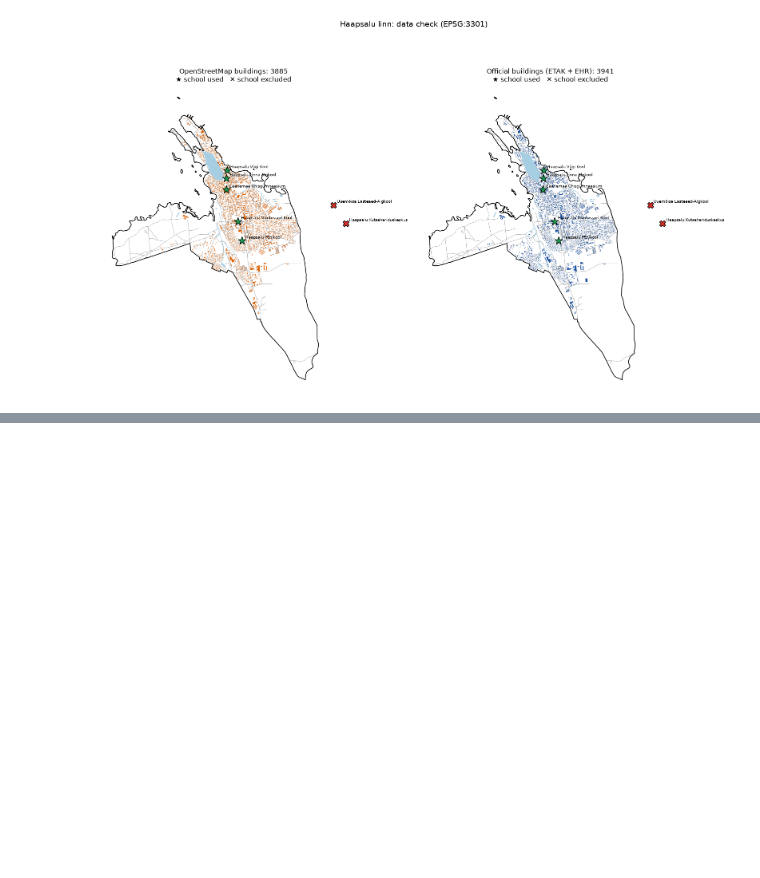
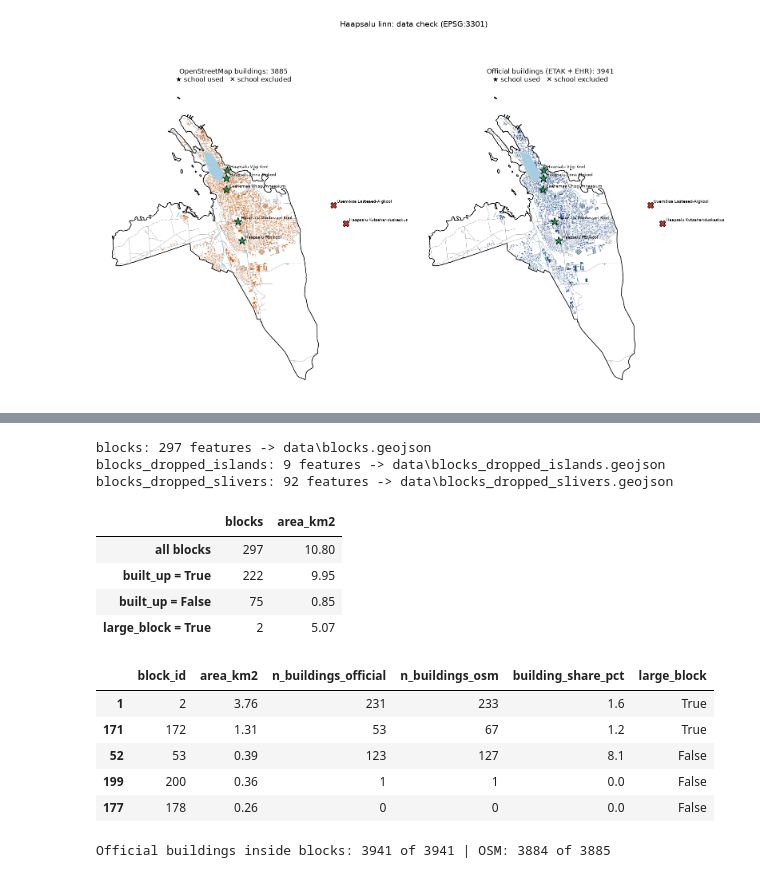
Before and after one commit to aleks-nab/haapsalu-urban-blocks, a Jupyter notebook: notebook.ipynb, the cells around one changed output, grey strips where cells are left out. Cells and saved outputs as stored; diff of their text form; code cells hidden in the pictures; blank space fills up the shorter version.

```diff
--- a/notebook.ipynb
+++ b/notebook.ipynb
@@ -542,0 +759,38 @@ plt.show()
+# %%
+SRC_BLOCKS = ("BlocksNet 1.0.0a9 cut_urban_blocks from OSM roads (incl. highway=service, no footway/path/cycleway/steps) "
+              "and water, boundary EHAK Haapsalu linn; no railway")
+save_layer(blocks, "blocks", SRC_BLOCKS + "; islands and slivers without buildings dropped",
+           "derived, see other layers", "derived: the terms of the source layers apply")
+save_layer(islands, "blocks_dropped_islands", "Blocks dropped as islands without buildings (no buildings, further than 20 m from any road)",
+           "derived, see other layers", "derived: the terms of the source layers apply")
+save_layer(slivers, "blocks_dropped_slivers", "Blocks without buildings smaller than 500 m² (slivers), dropped",
+           "derived, see other layers", "derived: the terms of the source layers apply")
+
+summary_blocks = pd.DataFrame({
+    "blocks": [len(blocks), int(blocks.built_up.sum()), int((~blocks.built_up).sum()), int(blocks.large_block.sum())],
+    "area_km2": [blocks.area_m2.sum() / 1e6, blocks[blocks.built_up].area_m2.sum() / 1e6,
+                 blocks[~blocks.built_up].area_m2.sum() / 1e6, blocks[blocks.large_block].area_m2.sum() / 1e6]},
+    index=["all blocks", "built_up = True", "built_up = False", "large_block = True"]).round(2)
+display(summary_blocks)
+
+top5 = blocks.nlargest(5, "area_m2").assign(area_km2=lambda d: (d.area_m2 / 1e6).round(2),
+                                            building_share_pct=lambda d: (100 * d.building_share).round(1))
+display(top5[["block_id", "area_km2", "n_buildings_official", "n_buildings_osm", "building_share_pct", "large_block"]])
+print("Official buildings inside blocks:", int(blocks.n_buildings_official.sum()), "of", len(buildings_off),
+      "| OSM:", int(blocks.n_buildings_osm.sum()), "of", len(buildings_osm))
+# %% [output]
+blocks: 297 features -> data\blocks.geojson
+blocks_dropped_islands: 9 features -> data\blocks_dropped_islands.geojson
+blocks_dropped_slivers: 92 features -> data\blocks_dropped_slivers.geojson
+|  | blocks | area_km2 |
+| all blocks | 297 | 10.80 |
+| built_up = True | 222 | 9.95 |
+| built_up = False | 75 | 0.85 |
+| large_block = True | 2 | 5.07 |
+|  | block_id | area_km2 | n_buildings_official | n_buildings_osm | building_share_pct | large_block |
+| 1 | 2 | 3.76 | 231 | 233 | 1.6 | True |
+| 171 | 172 | 1.31 | 53 | 67 | 1.2 | True |
+| 52 | 53 | 0.39 | 123 | 127 | 8.1 | False |
+| 199 | 200 | 0.36 | 1 | 1 | 0.0 | False |
+| 177 | 178 | 0.26 | 0 | 0 | 0.0 | False |
+Official buildings inside blocks: 3941 of 3941 | OSM: 3884 of 3885
```
Also changed, not shown: parts of 21 cells of this notebook, 14 other files.
